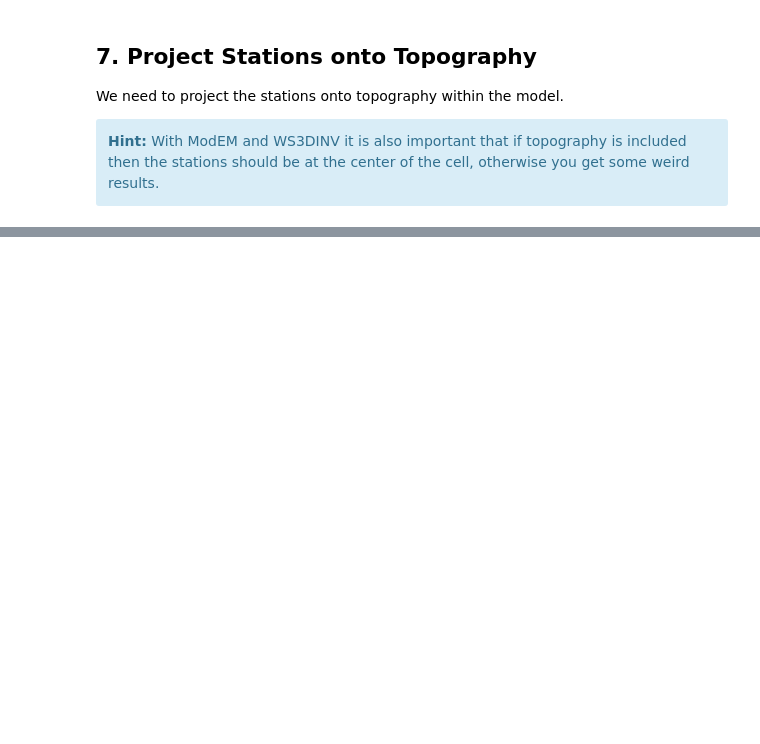
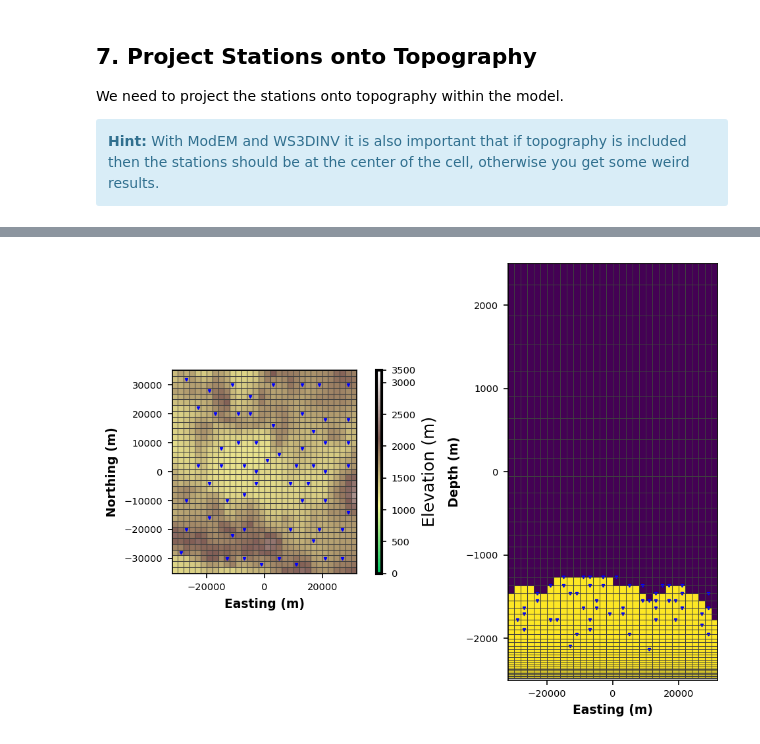
Before and after one commit to MTgeophysics/mtpy-v2, a Jupyter notebook: docs/source/notebooks/5_make_model_files.ipynb, the cells around one changed output, grey strips where cells are left out. Cells and saved outputs as stored; diff of their text form; code cells hidden in the pictures; blank space fills up the shorter version.

```diff
--- a/docs/source/notebooks/5_make_model_files.ipynb
+++ b/docs/source/notebooks/5_make_model_files.ipynb
@@ -199,0 +201,5 @@ mtd.station_locations.head(5)
+# %%
+mesh.station_locations = mtd.station_locations
+p = mesh.plot_mesh(z_limits=(-2500, 2500))
+# %% [output]
+[figure, added]
```
Also changed, not shown: parts of 7 cells of this notebook, 1 other file.
